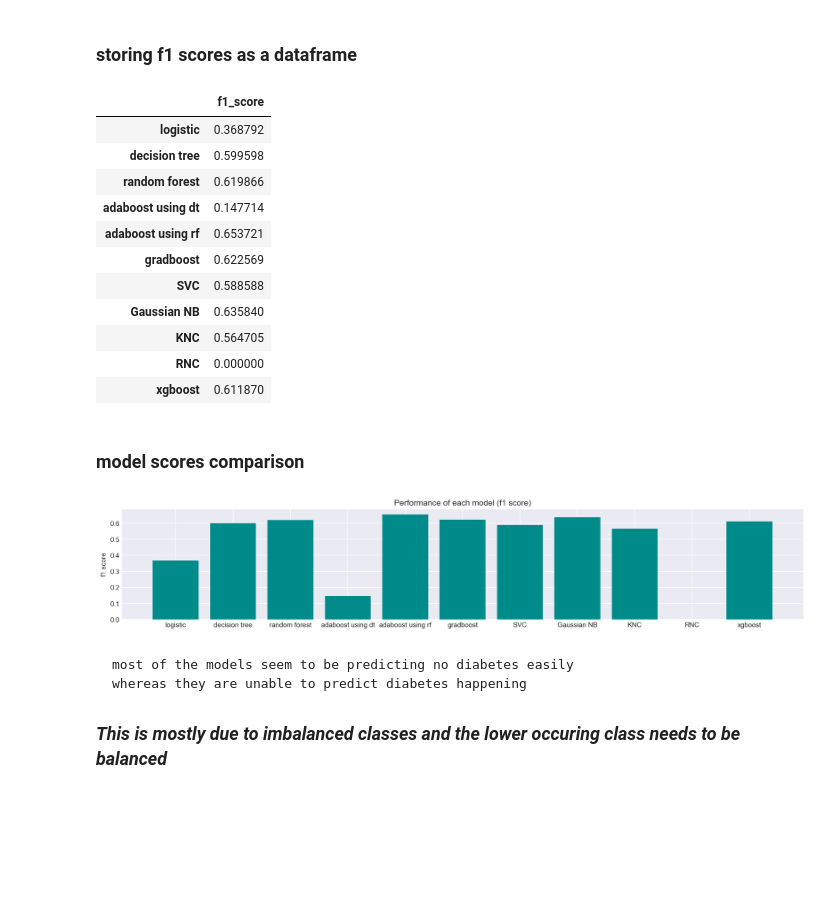
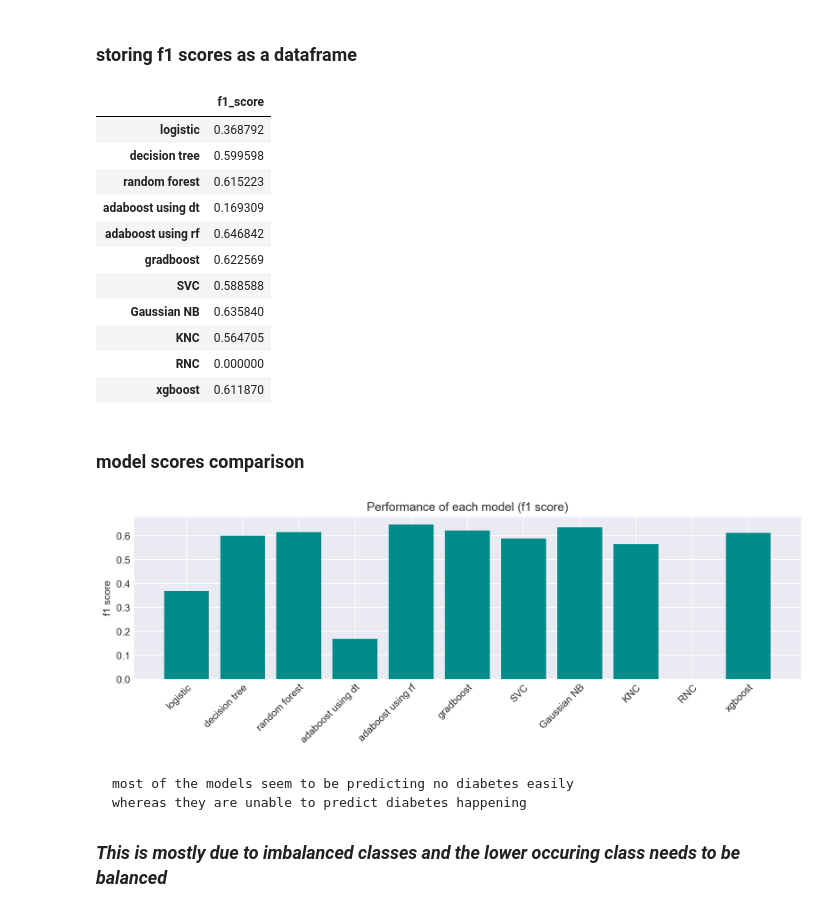
Before and after one commit to afzalmp40/ML-Basic, a Jupyter notebook: Supervised/pima diabetes using pipelines/PIMA diabetes using pipelines.ipynb, the cells around one changed output. Cells and saved outputs as stored; diff of their text form; code cells hidden in the pictures; blank space fills up the shorter version.

```diff
--- a/Supervised/pima diabetes using pipelines/PIMA diabetes using pipelines.ipynb
+++ b/Supervised/pima diabetes using pipelines/PIMA diabetes using pipelines.ipynb
@@ -134,7 +134,7 @@ data_dict
 # %% [markdown]
 ### Getting diabetes rate
 # %%
-fig,ax=plt.subplots(1,2, figsize=(10,5), dpi=100)
+fig,ax=plt.subplots(1,2, figsize=(7,3), dpi=120)
 
 df.target.value_counts().plot.pie(explode=[0,0.1], ax=ax[0], autopct='%1.2f%%', shadow=True)
 ax[0].set_ylabel('')
@@ -541,14 +540,13 @@ for name,model in models.items():
     f1[name]=score_cv
 
     # printing scores
-    print('train accuracy: ', pipeline.score(xtrain,ytrain) )
-    print('test accuracy: ', pipeline.score(xtest,ytest) )
-    print('cross validation f1 score:', score_cv)
+    print(f'train accuracy: { pipeline.score(xtrain,ytrain) :.2f}' )
+    print(f'test accuracy: { pipeline.score(xtest,ytest) :.2f}' )
+    print(f'cross validation f1 score: { score_cv :.2f}' )
     print('\nclassification report:\n', classification_report(ytest,pipeline.predict(xtest)) )
 
 
-
-                                         ############### CALCULATIONS ##################
+                    ############### CALCULATIONS ##################
 
     '''scores vs threshold'''
     from sklearn.metrics import precision_recall_curve, auc, roc_curve, roc_auc_score
@@ -567,8 +565,9 @@ for name,model in models.items():
     auc = roc_auc_score(ytest, y_pred_proba)
 
 
-                                        ################ PLOTTING ##################
-    fig, (ax1, ax2, ax3)=plt.subplots(1,3, figsize=(15,2.5), dpi=180, gridspec_kw={'width_ratios': [6, 10, 10]} )
+                    ################ PLOTTING ##################
+
+    fig, (ax1, ax2, ax3)=plt.subplots(1,3, figsize=(15,2.5), dpi=160, gridspec_kw={'width_ratios': [6, 10, 10]} )
 
     # confusion matrix
     sns.heatmap( confusion_matrix(ytest,pipeline.predict(xtest)), annot=True, cmap='OrRd', ax=ax1 )
@@ -709,9 +708,9 @@ df_f1
 |  | f1_score |
 | logistic | 0.368792 |
 | decision tree | 0.599598 |
-| random forest | 0.619866 |
-| adaboost using dt | 0.147714 |
-| adaboost using rf | 0.653721 |
+| random forest | 0.615223 |
+| adaboost using dt | 0.169309 |
+| adaboost using rf | 0.646842 |
 | gradboost | 0.622569 |
 | SVC | 0.588588 |
 | Gaussian NB | 0.635840 |
@@ -721,13 +720,14 @@ df_f1
 # %% [markdown]
 ### model scores comparison
 # %%
-plt.figure(figsize=(18,3), dpi=140)
+plt.figure(figsize=(12,3), dpi=180)
 plt.bar( df_f1.index, df_f1.f1_score, color='darkcyan', )
 plt.ylabel('f1 score')
 plt.title('Performance of each model (f1 score)')
+plt.xticks(rotation=45, rotation_mode="anchor", ha="right")
 plt.show()
 # %% [output]
-[figure, old version]
+[figure, new version]
 # %% [markdown]
     most of the models seem to be predicting no diabetes easily
     whereas they are unable to predict diabetes happening
```
Also changed, not shown: parts of 4 cells of this notebook.
